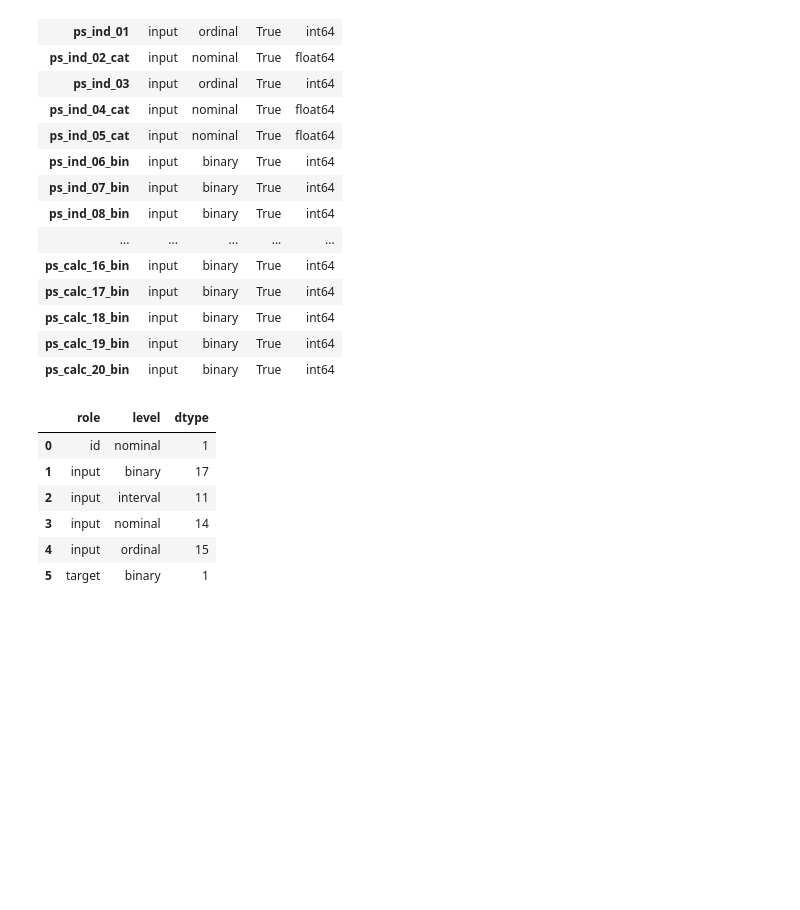
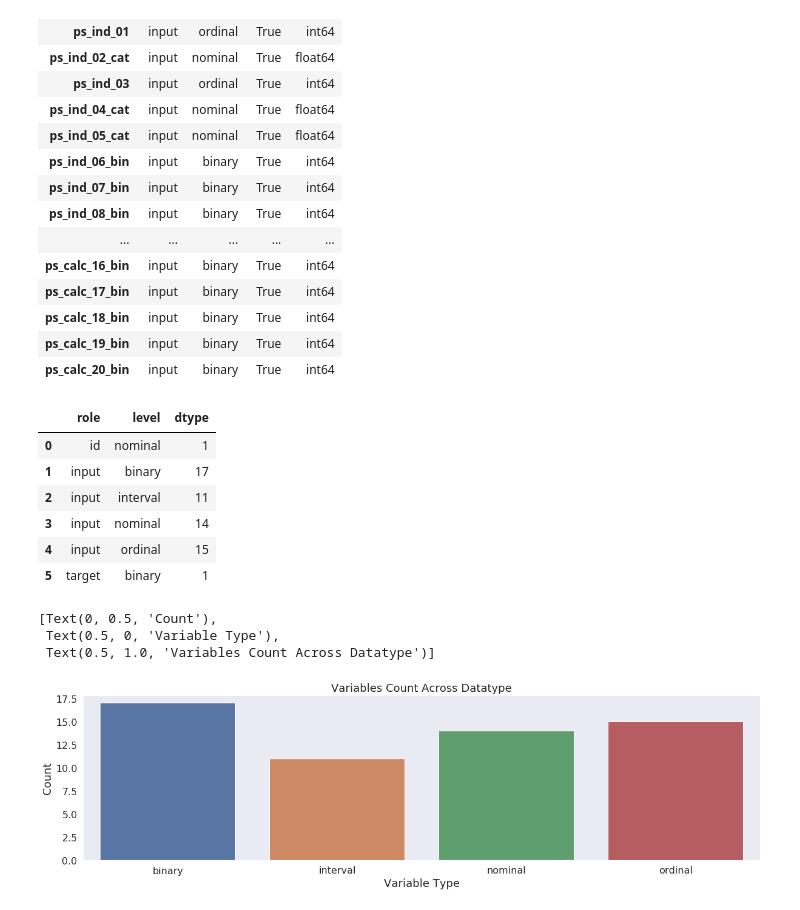
Before and after one commit to prinakk/ML_UTS2019_ASSIGNEMT2, a Jupyter notebook: SAFEynb.ipynb, the cells around one changed output. Saved outputs shown, nothing was run; the diff lists cells and outputs as text; code cells hidden in the pictures; blank space fills up the shorter version.

```diff
--- a/SAFEynb.ipynb
+++ b/SAFEynb.ipynb
@@ -266,3 +261,17 @@ display(meta_counts)
 | 3 | input | nominal | 14 |
 | 4 | input | ordinal | 15 |
 | 5 | target | binary | 1 |
+# %%
+fig,ax = plt.subplots()
+fig.set_size_inches(20,5)
+sns.barplot(data=meta_counts[(meta_counts.role != 'target') & (meta_counts.role != 'id') ],
+            x="level",
+            y="dtype",
+            ax=ax)
+
+ax.set(xlabel='Variable Type', ylabel='Count',title="Variables Count Across Datatype")
+# %% [output]
+[Text(0, 0.5, 'Count'),
+ Text(0.5, 0, 'Variable Type'),
+ Text(0.5, 1.0, 'Variables Count Across Datatype')]
+[figure, added]
```
Also changed, not shown: parts of 2 cells of this notebook.
